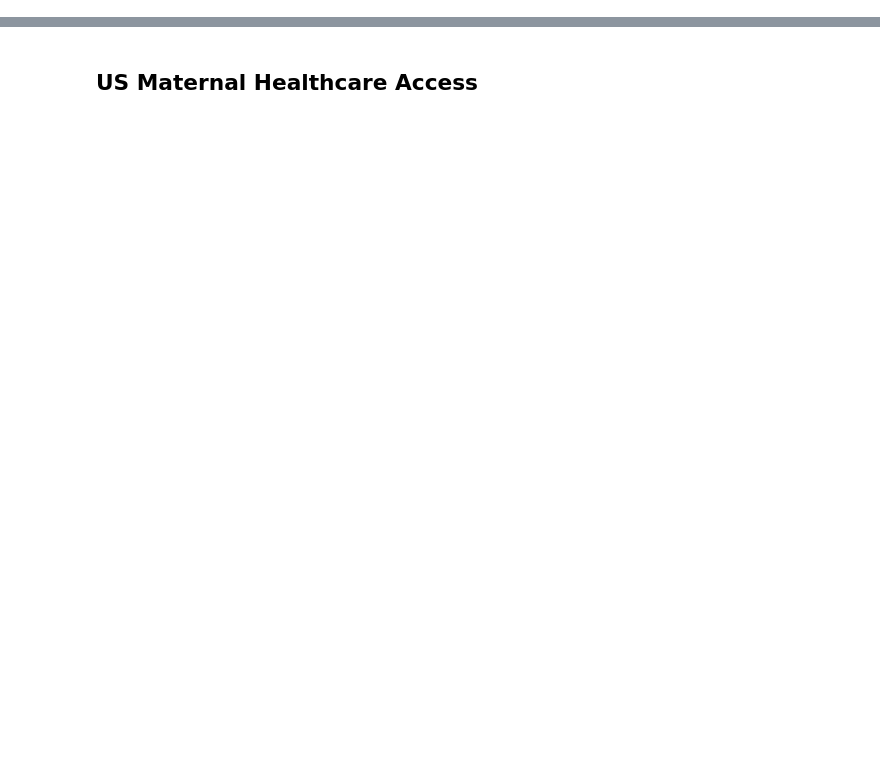
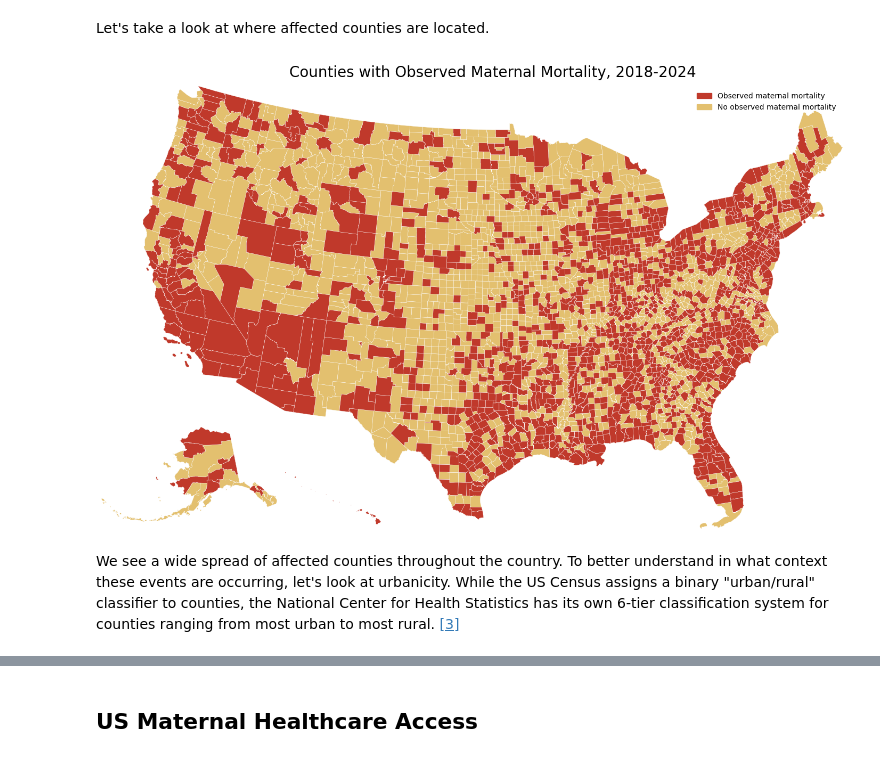
Before and after one commit to clleone/ds-20195-final, a Jupyter notebook: clleone_ds_final.ipynb, the cells around one changed output, grey strips where cells are left out. Cells and saved outputs as stored; diff of their text form; code cells hidden in the pictures; blank space fills up the shorter version.

```diff
--- a/clleone_ds_final.ipynb
+++ b/clleone_ds_final.ipynb
@@ -213,0 +66,21 @@ natal_by_age.head()
+# %% [markdown]
+Let's take a look at where affected counties are located.
+# %%
+# change "Suppressed" to 1s and cast everything else to integers
+def convert_suppressed_to_ones(deaths):
+  if deaths == 'Suppressed':
+    return 1
+  elif type(deaths) == str:
+    return int(deaths)
+  else:
+    return 0
+
+# create dummy variable for counties that observed any maternal mortalities
+def has_matmort(deaths):
+  if deaths == 0:
+    return 0
+  else:
+    return 1
+
+counties_w_matmort_gdf['Deaths'] = counties_w_matmort_gdf['Deaths'].apply(convert_suppressed_to_ones)
+counties_w_matmort_gdf['has_matmort'] = counties_w_matmort_gdf['Deaths'].apply(has_matmort)
@@ -213,0 +92,56 @@ natal_by_age.head()
+# %%
+# plot counties that reported any maternal mortalities in 2018-2024
+from mpl_toolkits.axes_grid1.inset_locator import inset_axes
+
+# split into three geodataframes
+lower48 = counties_w_matmort_gdf[~counties_w_matmort_gdf["STATEFP"].isin(["02", "15"])]
+alaska  = counties_w_matmort_gdf[counties_w_matmort_gdf["STATEFP"] == "02"]
+hawaii  = counties_w_matmort_gdf[counties_w_matmort_gdf["STATEFP"] == "15"]
+
+lower48 = lower48.to_crs("EPSG:5070")
+alaska  = alaska.to_crs("EPSG:3338")
+hawaii  = hawaii.to_crs("EPSG:6628")
+
+def plot_counties(ax, gdf_subset):
+    gdf_subset[gdf_subset["has_matmort"] == 0].plot(
+        ax=ax, color="#e3c06f", edgecolor="white", linewidth=0.3)
+    gdf_subset[gdf_subset["has_matmort"] == 1].plot(
+        ax=ax, color="#c0392b", edgecolor="white", linewidth=0.3)
+    ax.axis("off")
+
+fig, ax = plt.subplots(figsize=(15, 9))
+
+# lower 48
+plot_counties(ax, lower48)
+minx, miny, maxx, maxy = lower48.total_bounds
+ax.set_xlim(minx, maxx)
+ax.set_ylim(miny, maxy)
+ax.axis("off")
+
+# Alaska
+ax_alaska = fig.add_axes([0.01, 0.02, 0.22, 0.22])
+plot_counties(ax_alaska, alaska)
+ax_alaska.set_xlim(alaska.total_bounds[[0, 2]])
+ax_alaska.set_ylim(alaska.total_bounds[[1, 3]])
+
+# Hawaii
+ax_hawaii = fig.add_axes([0.24, 0.02, 0.12, 0.12])
+plot_counties(ax_hawaii, hawaii)
+ax_hawaii.set_xlim(hawaii.total_bounds[[0, 2]])
+ax_hawaii.set_ylim(hawaii.total_bounds[[1, 3]])
+
+legend_handles = [
+    mpatches.Patch(color="#c0392b", label="Observed maternal mortality"),
+    mpatches.Patch(color="#e3c06f", label="No observed maternal mortality"),
+]
+ax.legend(handles=legend_handles, loc="upper right", frameon=False, fontsize=10)
+
+ax.set_title("Counties with Observed Maternal Mortality, 2018-2024", fontsize=20, pad=12)
+ax.axis("off")
+
+plt.tight_layout()
+plt.show()
+# %% [output]
+[figure, added]
+# %% [markdown]
+We see a wide spread of affected counties throughout the country. To better understand in what context these events are occurring, let's look at urbanicity. While the US Census assigns a binary "urban/rural" classifier to counties, the National Center for Health Statistics has its own 6-tier classification system for counties ranging from most urban to most rural. [[3]](https://www.cdc.gov/nchs/data-analysis-tools/urban-rural.html)
```
Also changed, not shown: parts of 64 cells of this notebook.
